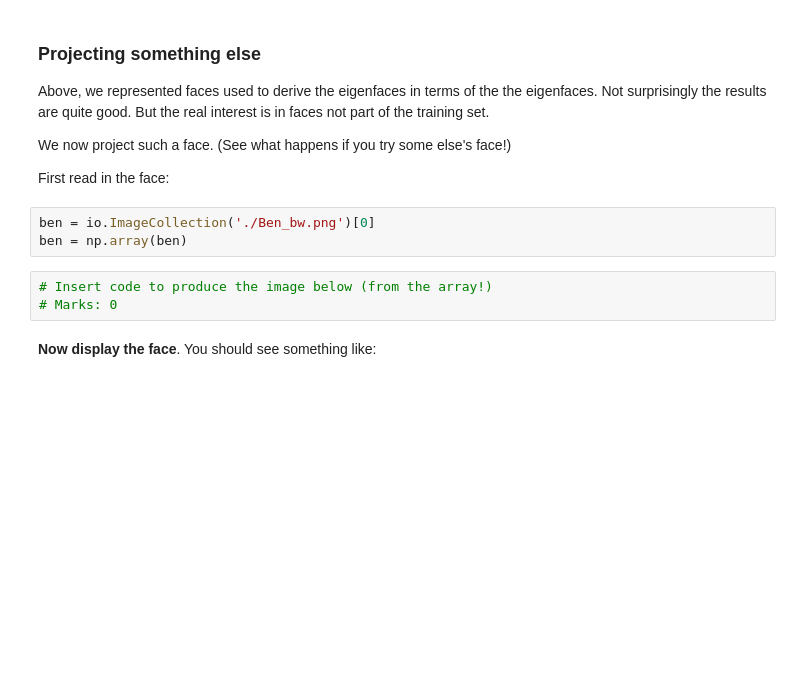
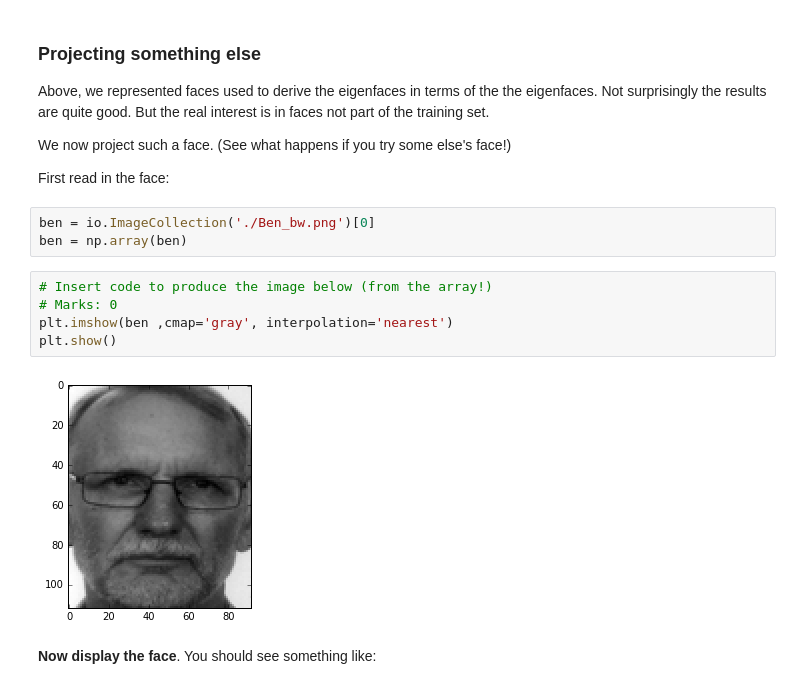
Before and after one commit to MHeymann/qwerty, a Jupyter notebook: assign1.ipynb, the cells around one changed output. Drawn from its saved outputs; the diff is of its cells as text; blank space fills up the shorter version.

```diff
--- a/assign1.ipynb
+++ b/assign1.ipynb
@@ -183,6 +192,10 @@ ben = np.array(ben)
 # %%
 # Insert code to produce the image below (from the array!)
 # Marks: 0
+plt.imshow(ben ,cmap='gray', interpolation='nearest')
+plt.show()
+# %% [output]
+[figure, added]
 # %% [markdown]
 **Now display the face**. You should see something like:
 # %%
```
Also changed, not shown: parts of 26 cells of this notebook.
